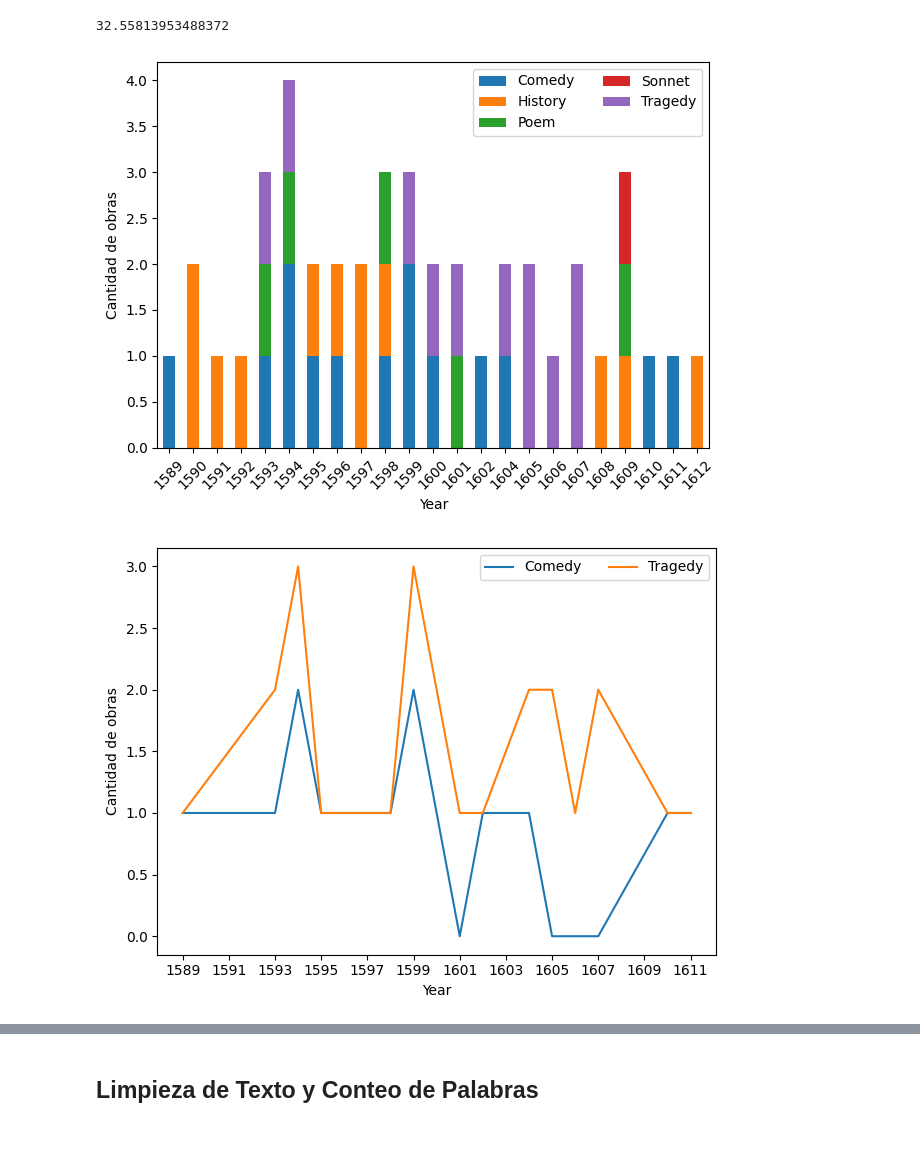
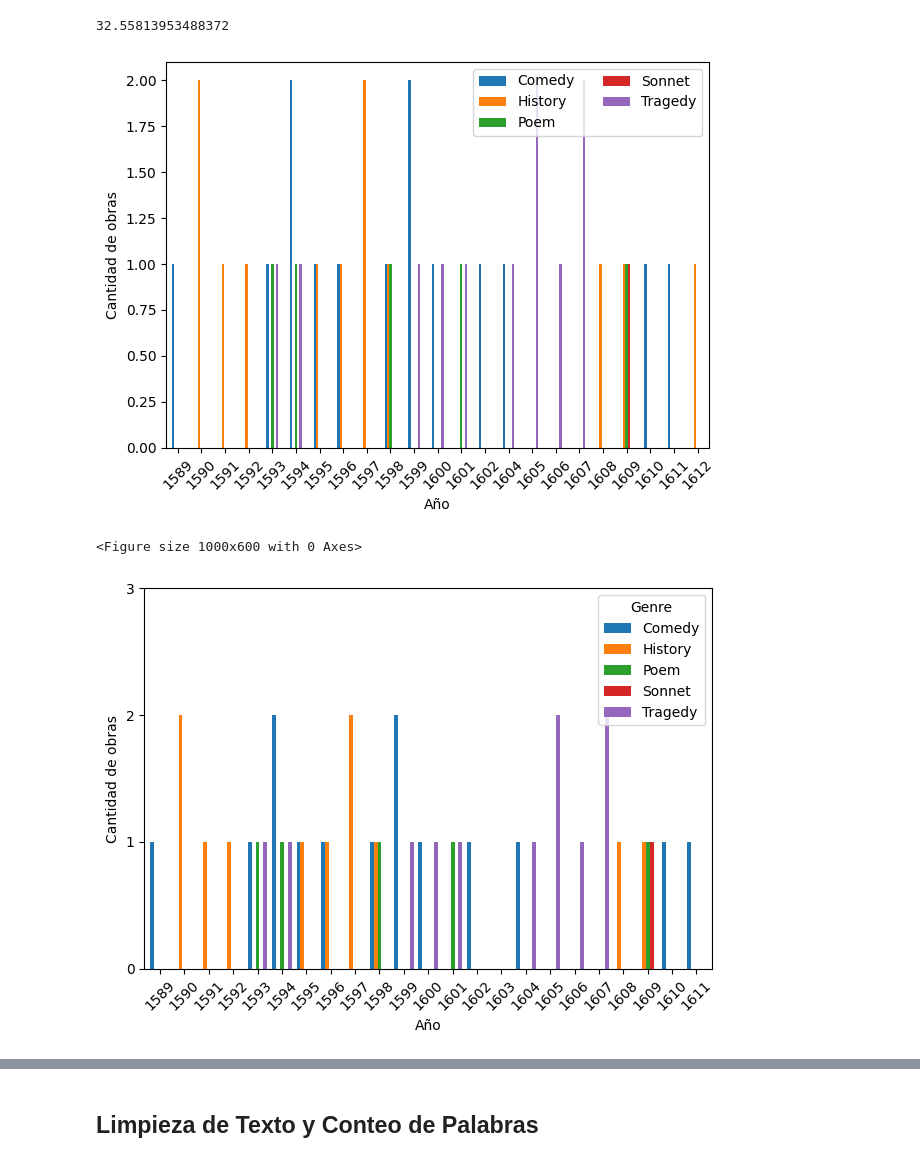
Before and after one commit to MariaEugenia/IntroCD, a Jupyter notebook: Tarea_1/shakespeare_propuesta.ipynb, the cells around one changed output, grey strips where cells are left out. Saved outputs shown, nothing was run; the diff lists cells and outputs as text; code cells hidden in the pictures.

```diff
--- a/Tarea_1/shakespeare_propuesta.ipynb
+++ b/Tarea_1/shakespeare_propuesta.ipynb
@@ -185,24 +185,33 @@ porcentaje_comedy
 32.55813953488372
 # %%
 genre_count = df_works.groupby(['Date', 'GenreType']).size().unstack(fill_value=0)
-ax = genre_count.plot.bar(stacked=True)
+ax = genre_count.plot.bar(stacked=False)
 ax.set_xlabel('Año')
 ax.set_ylabel('Cantidad de obras')
 plt.xticks(rotation=45)
 ax.legend(title='',ncol=2)
 plt.tight_layout()
 plt.show()
 # %% [output]
-[figure, old version]
+[figure, new version]
 # %%
-genre_count = df_works[(df_works['GenreType'] != "Sonnet") & (df_works['GenreType'] != "Poem") & (df_works['GenreType'] != "History")]
-genre_count = genre_count.groupby(['Date', 'GenreType']).size().unstack(fill_value=0)
-ax = genre_count.plot.line(stacked=True)
-ax.set_xlabel('Year')
+#genre_count = df_works[(df_works['GenreType'] != "Sonnet") & (df_works['GenreType'] != "Poem") & (df_works['GenreType'] != "History")]
+#genre_count = df_works[(df_works['GenreType'] != "Sonnet") & (df_works['GenreType'] != "Poem")]
+#genre_count = df_works[(df_works['GenreType'] == "Comedy")].groupby(['Date','GenreType']).size().unstack(fill_value=0)
+
+genre_count = df_works.groupby(['Date','GenreType']).size().unstack(fill_value=0)
+years = np.arange(1589, 1612)
+genre_count = genre_count.reindex(years, fill_value=0)
+plt.figure(figsize=(10, 6))
+ax = genre_count.plot.bar(stacked=False, width=0.8)
+
+ax.set_xlabel('Año')
 ax.set_ylabel('Cantidad de obras')
-plt.xticks(range(1589,1612,2))
-ax.legend(title='',ncol=2)
+plt.xticks(range(0, len(genre_count.index), 1), genre_count.index, rotation=45)
+plt.yticks(range(0,4,1))
+ax.legend(title='Genre',ncol=1, loc='upper right')
 plt.tight_layout()
 plt.show()
 # %% [output]
+<Figure size 1000x600 with 0 Axes>
-[figure, old version]
+[figure, new version]
```
Also changed, not shown: parts of 13 cells of this notebook, 5 other files.
